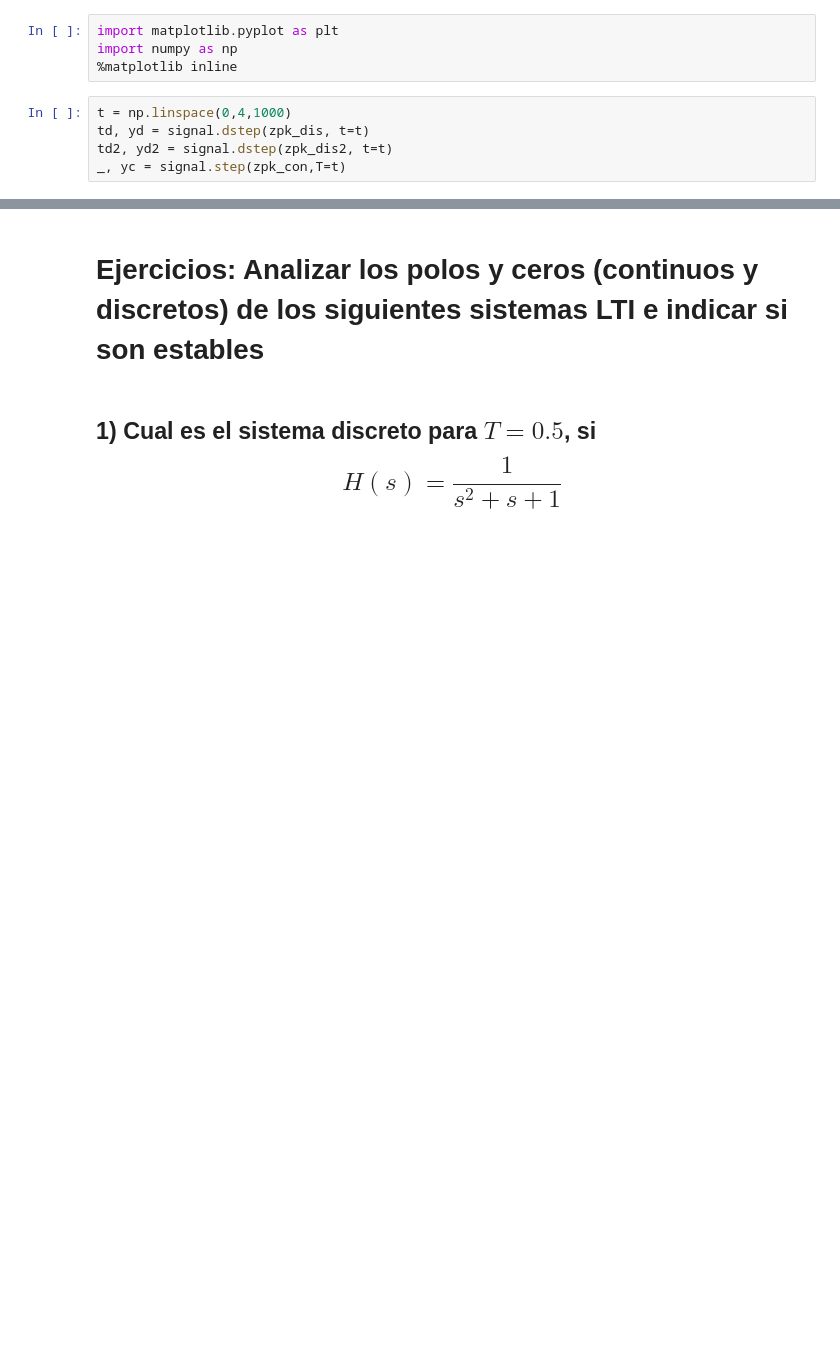
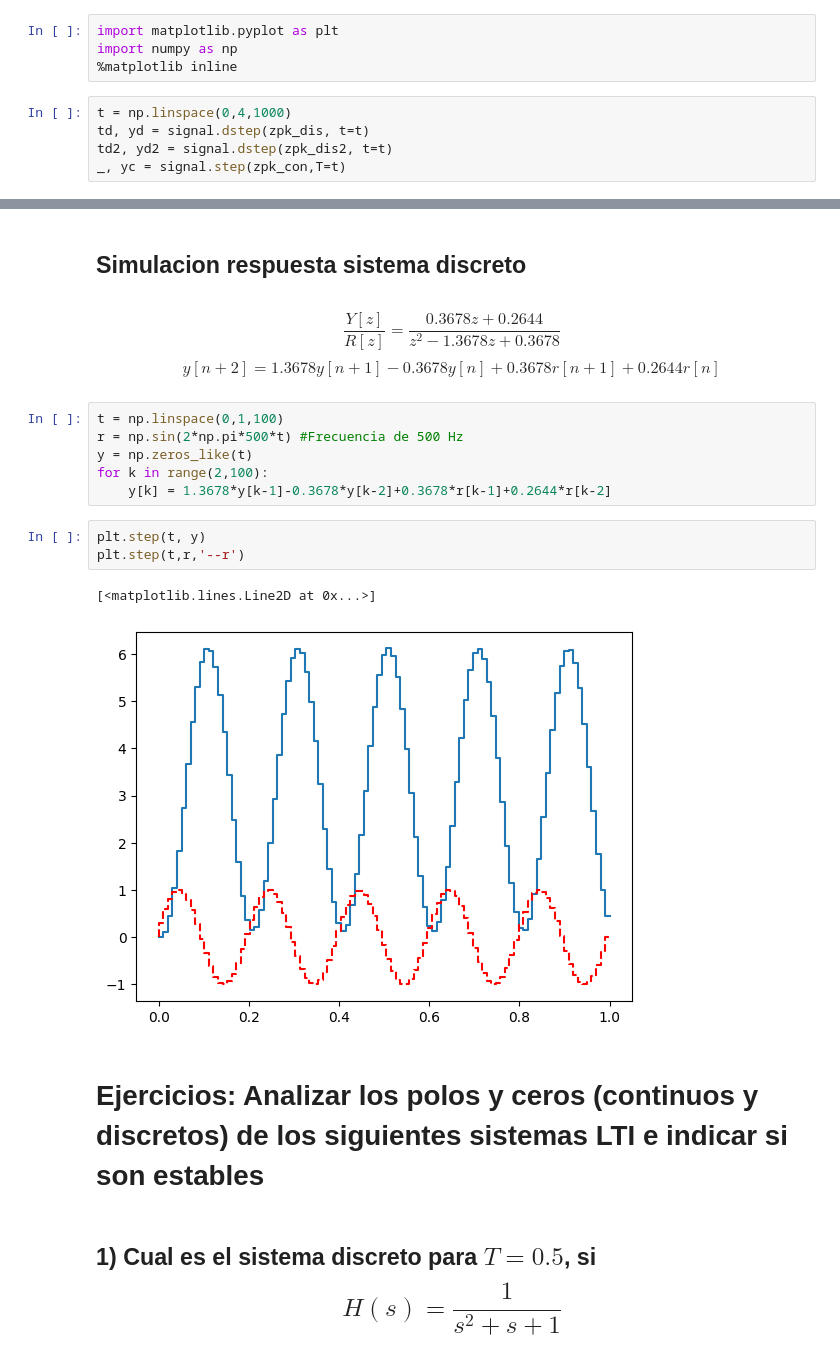
Before and after one commit to cgl-itm/MATMA_ITM, a Jupyter notebook: EcDiferenciales/Notebooks/03_LTI_discretos_continuos.ipynb, the cells around one changed output, grey strips where cells are left out. Drawn from its saved outputs; the diff is of its cells as text; blank space fills up the shorter version.

```diff
--- a/EcDiferenciales/Notebooks/03_LTI_discretos_continuos.ipynb
+++ b/EcDiferenciales/Notebooks/03_LTI_discretos_continuos.ipynb
@@ -77,3 +77,20 @@ Text(0, 0.5, 'Amplitude')
+# %% [markdown]
+## Simulacion respuesta sistema discreto
+# %% [markdown]
+$$ \frac{Y[z]}{R[z]} = \frac{0.3678z+0.2644}{z^2-1.3678z+0.3678} $$
+$$ y[n+2]  = 1.3678 y[n+1] - 0.3678 y[n] + 0.3678 r[n+1] + 0.2644 r[n]$$
+# %%
+t = np.linspace(0,1,100)
+r = np.sin(2*np.pi*500*t) #Frecuencia de 500 Hz
+y = np.zeros_like(t)
+for k in range(2,100):
+    y[k] = 1.3678*y[k-1]-0.3678*y[k-2]+0.3678*r[k-1]+0.2644*r[k-2]
+# %%
+plt.step(t, y)
+plt.step(t,r,'--r')
+# %% [output]
+[<matplotlib.lines.Line2D at 0x...>]
+[figure, added]
 # %% [markdown]
 # Ejercicios: Analizar los polos y ceros (continuos y discretos) de los siguientes sistemas LTI e indicar si son estables
 # %% [markdown]
```
Also changed, not shown: parts of 2 cells of this notebook.
